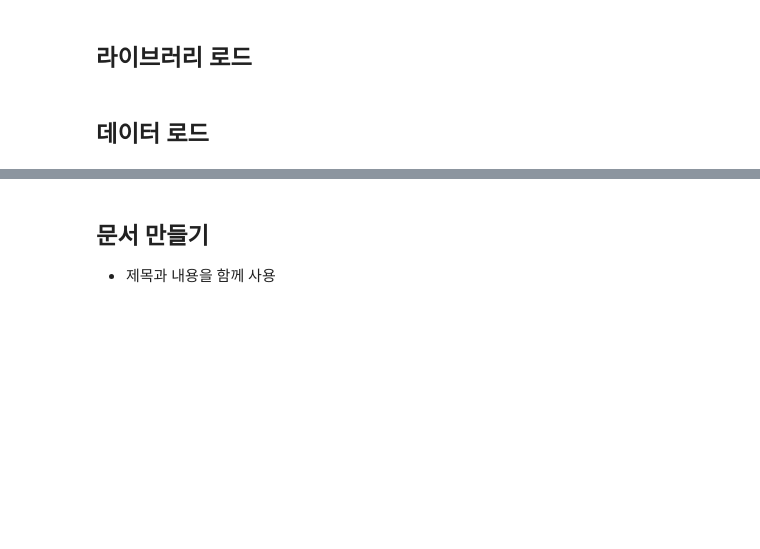
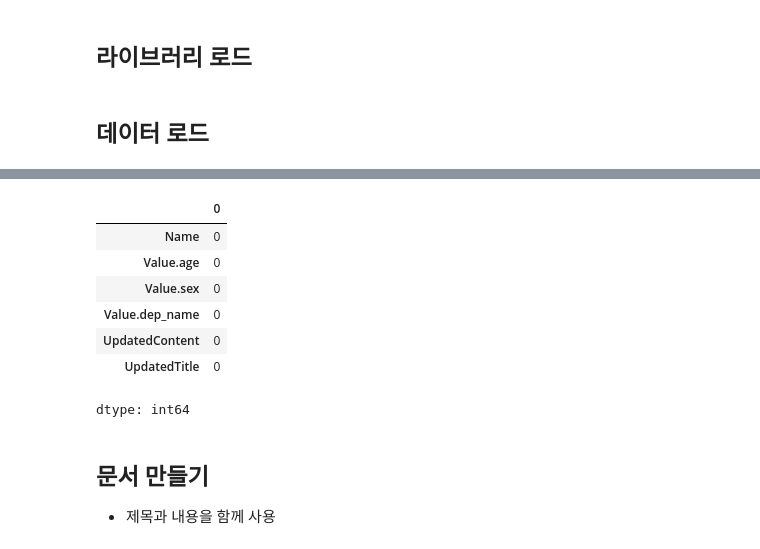
Before and after one commit to Songhyunjeong/thingplug-lora-starter-kit, a Jupyter notebook: 7.1. seoul-120-LDA.ipynb, the cells around one changed output, grey strips where cells are left out. Cells and saved outputs as stored; diff of their text form; code cells hidden in the pictures; blank space fills up the shorter version.

```diff
--- a/7.1. seoul-120-LDA.ipynb
+++ b/7.1. seoul-120-LDA.ipynb
@@ -51,3 +55,15 @@ df = df[df['Value.dep_name'].isin(filter_criteria)]
+# %%
+# 결측치를 확인
+df.isnull().sum()
+# %% [output]
+|  | 0 |
+| Name | 0 |
+| Value.age | 0 |
+| Value.sex | 0 |
+| Value.dep_name | 0 |
+| UpdatedContent | 0 |
+| UpdatedTitle | 0 |
+dtype: int64
 # %% [markdown]
 ## 문서 만들기
 * 제목과 내용을 함께 사용
```
Also changed, not shown: parts of 17 cells of this notebook.
